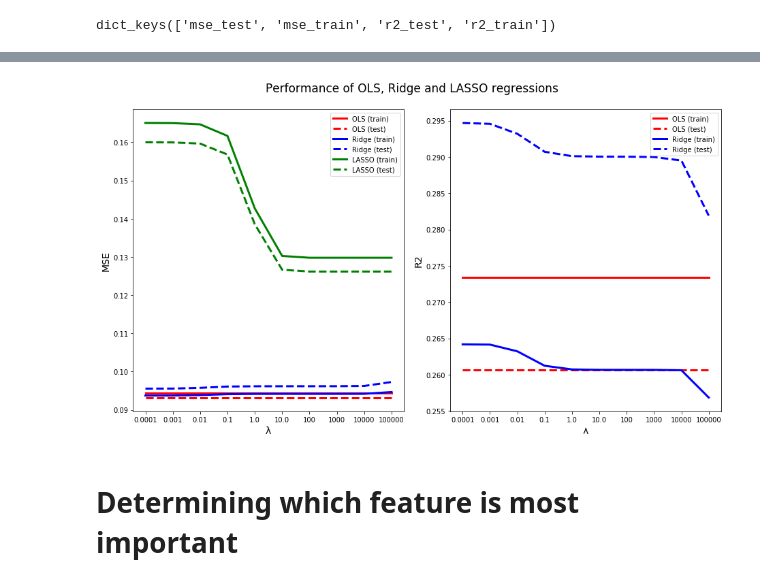
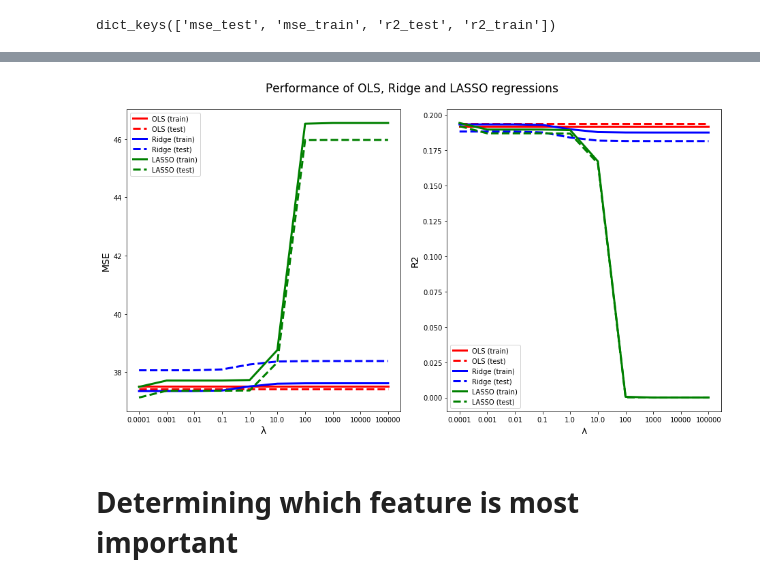
Before and after one commit to hannasv/Project3, a Jupyter notebook: Project3_LinearRegression.ipynb, the cells around one changed output, grey strips where cells are left out. Drawn from its saved outputs; the diff is of its cells as text; code cells hidden in the pictures.

```diff
--- a/Project3_LinearRegression.ipynb
+++ b/Project3_LinearRegression.ipynb
@@ -66,0 +52,11 @@ X = np.array([rel[t].flatten(), spe[t].flatten(), surf_pre[t].flatten(), temp[t]
+# %%
+#print(cloud.variables)
+tcc = cloud.variables["tcc"][:][:][:].data
+
+# Retriving ground values, these are available at six different pressure levels.
+rel = relative.variables["r"][:][:][:][:].data
+#level = relative.variables["level"][:][0].data
+spe = specific.variables["q"][:][:][:][:].data
+
+surf_pre = pressure.variables["sp"][:][:][:].data
+temp = temperature.variables["t2m"][:][:][:].data
@@ -67,3 +69,27 @@ X = np.array([rel[t].flatten(), spe[t].flatten(), surf_pre[t].flatten(), temp[t]
+# %%
+# for one certain timestep
+
+n_days = 7
+
+TCC = []
+REL = []
+SPE = []
+PRE = []
+TEMP = []
+
+
+for t in range(n_days*4):
+    TCC.append(tcc[t].flatten())
+    #print(rel[t][0].flatten().shape)
+    REL.append(rel[t][0].flatten())
+    SPE.append(spe[t][0].flatten())
+    PRE.append(surf_pre[t].flatten())
+    TEMP.append(temp[t].flatten())
+
+y = logit(np.array(TCC).flatten()) #logit(tcc[0].flatten()).reshape((4697, 1))
+#x = np.array([rel[t].flatten(), spe[t].flatten(), surf_pre[t].flatten(), temp[t].flatten()]).transpose()
+
+X = np.array([np.array(REL).flatten(),np.array(SPE).flatten(), np.array(PRE).flatten(),np.array(TEMP).flatten()])
 # %%
 y.shape
 # %% [output]
@@ -76,0 +108,2 @@ X.shape
+# %%
+X = X.transpose()
@@ -131,36 +174,36 @@ xlogr = np.log10(param_grid['ridge'])  # log x-axis
 plt.plot(xlogr, (results["mse_train"]["ols"]*np.ones(len(xlogr))).T, 'r', label='OLS (train)', linewidth=3.0)
 plt.plot(xlogr, (results["mse_test"]["ols"]*np.ones(len(xlogr))).T, 'r--', label='OLS (test)',  linewidth=3.0)
 plt.plot(xlogr, np.asarray(results["mse_train"]["ridge"]).T, 'b', label='Ridge (train)', linewidth=3.0)
 plt.plot(xlogr, np.asarray(results["mse_test"]["ridge"]).T, 'b--', label='Ridge (test)', linewidth=3.0)
 plt.plot(xlogr, np.asarray(results["mse_train"]["lasso"]).T, 'g', label='LASSO (train)', linewidth=3.0)
 plt.plot(xlogr, np.asarray(results["mse_test"]["lasso"]).T, 'g--', label='LASSO (test)', linewidth=3.0)
 ax = plt.gca()
 plt.xticks(np.asarray(xlogr))
 ax.set_xticklabels(param_grid['ridge'])
 plt.xlabel('λ', fontsize=14)
 plt.ylabel('MSE', fontsize=14)
 plt.legend()
 
 # R-squared
 plt.subplot(1,2,2)
 plt.plot(xlogr, (results["r2_train"]["ols"]*np.ones(len(xlogr))).T, 'r', label='OLS (train)', linewidth=3.0)
 plt.plot(xlogr, (results["r2_test"]["ols"]*np.ones(len(xlogr))).T, 'r--', label='OLS (test)', linewidth=3.0)
 plt.plot(xlogr, np.asarray(results["r2_train"]["ridge"]).T, 'b', label='Ridge (train)', linewidth=3.0)
 plt.plot(xlogr, np.asarray(results["r2_test"]["ridge"]).T, 'b--', label='Ridge (test)', linewidth=3.0)
-#plt.plot(xlogr, np.asarray(results["r2_train"]["lasso"]).T, 'g', label='LASSO (train)', linewidth=3.0)
-#plt.plot(xlogr, np.asarray(results["r2_test"]["lasso"]).T, 'g--', label='LASSO (test)', linewidth=3.0)
+plt.plot(xlogr, np.asarray(results["r2_train"]["lasso"]).T, 'g', label='LASSO (train)', linewidth=3.0)
+plt.plot(xlogr, np.asarray(results["r2_test"]["lasso"]).T, 'g--', label='LASSO (test)', linewidth=3.0)
 ax = plt.gca()
 plt.xticks(np.asarray(xlogr))
 ax.set_xticklabels(param_grid['ridge'])
 plt.xlabel('λ', fontsize=14)
 plt.ylabel('R2', fontsize=14)
 plt.legend()
 plt.suptitle("Performance of OLS, Ridge and LASSO regressions", y=1.05, fontsize=17)
 plt.savefig("results/figures/metric_regression_on_allData.png", bbox_inches = "tight")
 plt.tight_layout()
 plt.show()
 # %% [output]
-[figure, old version]
+[figure, new version]
 # %% [markdown]
 # Determining which feature is most important
 # %% [markdown]
```
Also changed, not shown: parts of 24 cells of this notebook, 2 other files.
